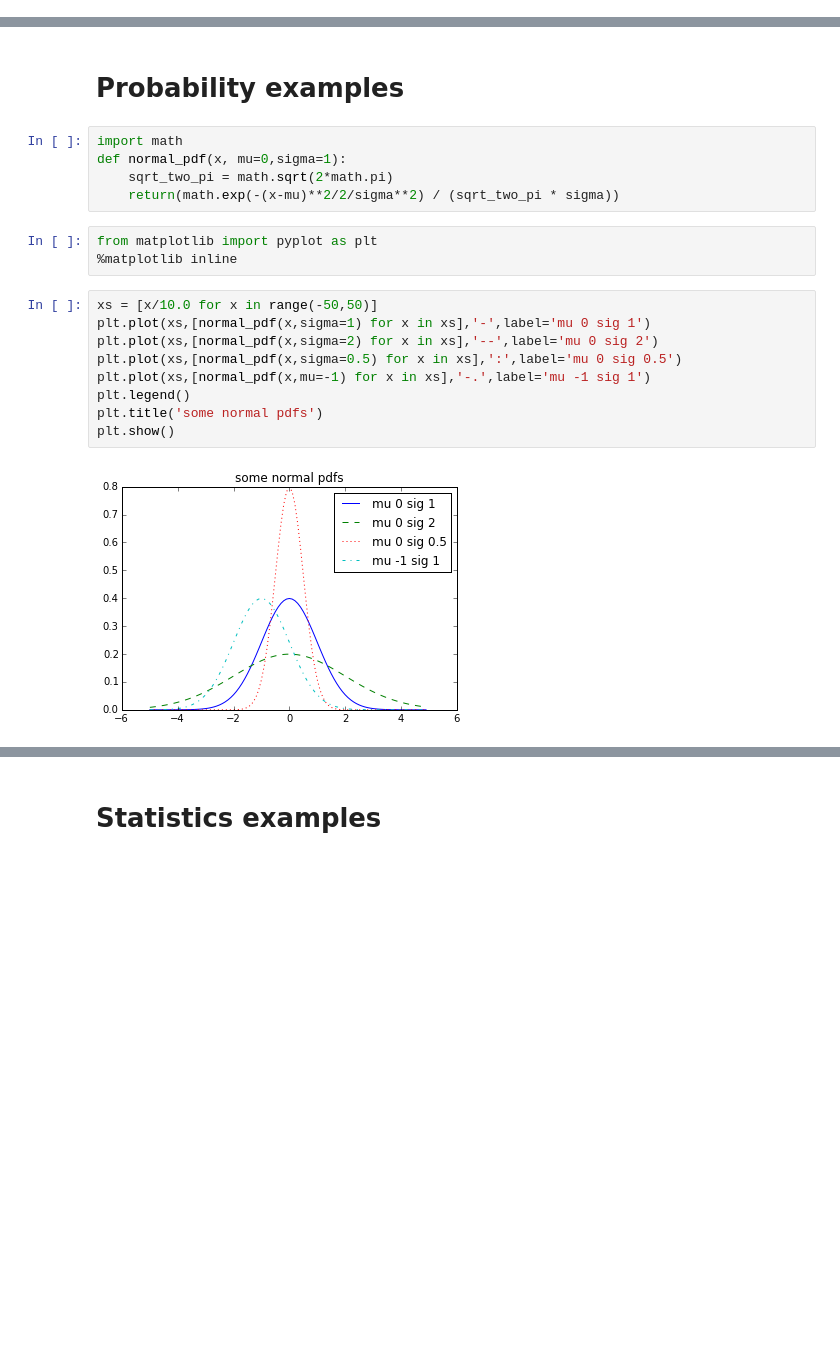
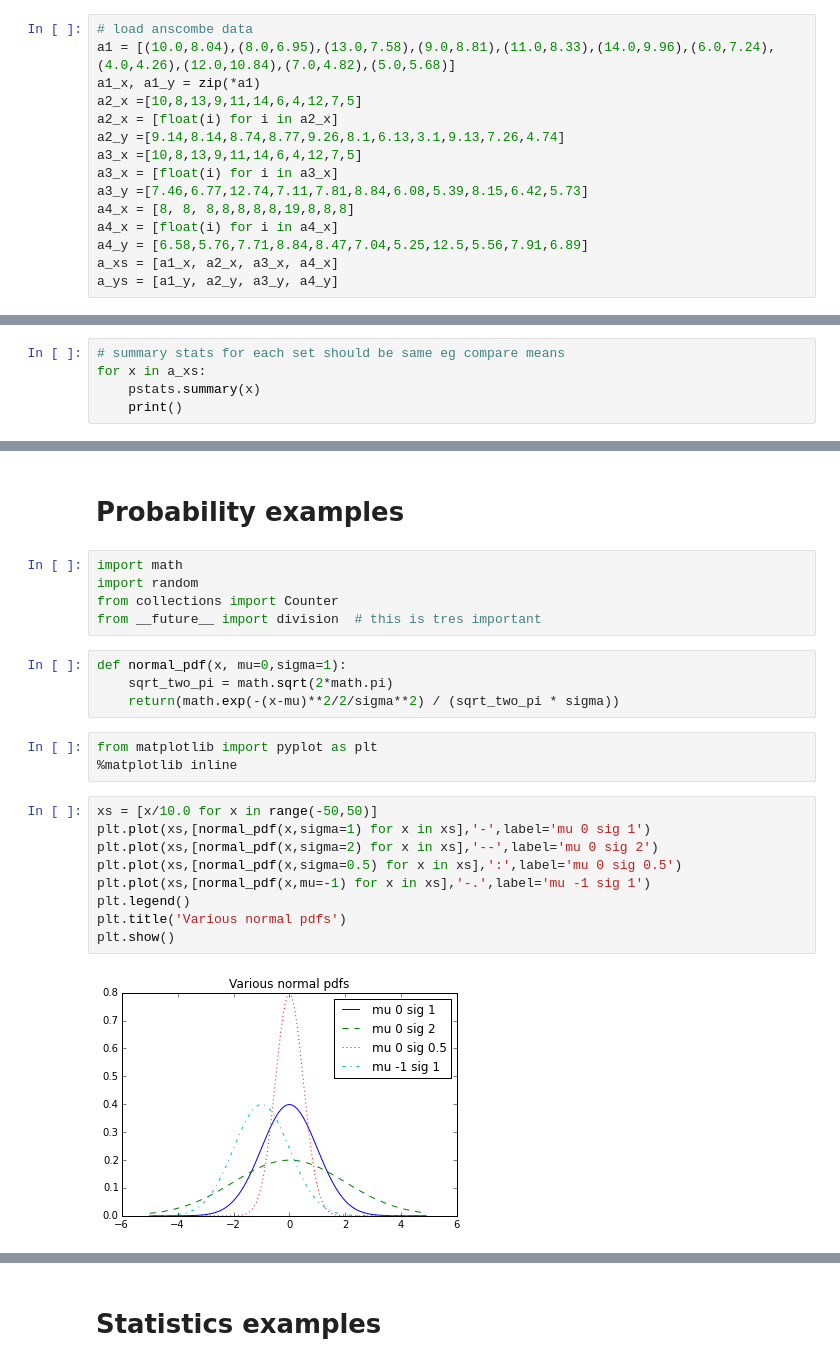
Before and after one commit to matthewmacleod/pdapt, a Jupyter notebook: notes/pdapt notebook.ipynb, the cells around one changed output, grey strips where cells are left out. Drawn from its saved outputs; the diff is of its cells as text; blank space fills up the shorter version.

```diff
--- a/notes/pdapt notebook.ipynb
+++ b/notes/pdapt notebook.ipynb
@@ -4,0 +20,15 @@ This is a collection of notes on example usage and some additional notes for pda
+# %%
+# load anscombe data
+a1 = [(10.0,8.04),(8.0,6.95),(13.0,7.58),(9.0,8.81),(11.0,8.33),(14.0,9.96),(6.0,7.24),(4.0,4.26),(12.0,10.84),(7.0,4.82),(5.0,5.68)]
+a1_x, a1_y = zip(*a1)
+a2_x =[10,8,13,9,11,14,6,4,12,7,5]
+a2_x = [float(i) for i in a2_x]
+a2_y =[9.14,8.14,8.74,8.77,9.26,8.1,6.13,3.1,9.13,7.26,4.74]
+a3_x =[10,8,13,9,11,14,6,4,12,7,5]
+a3_x = [float(i) for i in a3_x]
+a3_y =[7.46,6.77,12.74,7.11,7.81,8.84,6.08,5.39,8.15,6.42,5.73]
+a4_x = [8, 8, 8,8,8,8,8,19,8,8,8]
+a4_x = [float(i) for i in a4_x]
+a4_y = [6.58,5.76,7.71,8.84,8.47,7.04,5.25,12.5,5.56,7.91,6.89]
+a_xs = [a1_x, a2_x, a3_x, a4_x]
+a_ys = [a1_y, a2_y, a3_y, a4_y]
@@ -4,0 +42,5 @@ This is a collection of notes on example usage and some additional notes for pda
+# %%
+# summary stats for each set should be same eg compare means
+for x in a_xs:
+    pstats.summary(x)
+    print()
@@ -5,7 +87,11 @@ This is a collection of notes on example usage and some additional notes for pda
 # %% [markdown]
 # Probability examples
+# %%
+import math
+import random
+from collections import Counter
+from __future__ import division  # this is tres important
 # %%
-import math
 def normal_pdf(x, mu=0,sigma=1):
     sqrt_two_pi = math.sqrt(2*math.pi)
     return(math.exp(-(x-mu)**2/2/sigma**2) / (sqrt_two_pi * sigma))
@@ -15,11 +101,11 @@ from matplotlib import pyplot as plt
 # %%
 xs = [x/10.0 for x in range(-50,50)]
 plt.plot(xs,[normal_pdf(x,sigma=1) for x in xs],'-',label='mu 0 sig 1')
 plt.plot(xs,[normal_pdf(x,sigma=2) for x in xs],'--',label='mu 0 sig 2')
 plt.plot(xs,[normal_pdf(x,sigma=0.5) for x in xs],':',label='mu 0 sig 0.5')
 plt.plot(xs,[normal_pdf(x,mu=-1) for x in xs],'-.',label='mu -1 sig 1')
 plt.legend()
-plt.title('some normal pdfs')
+plt.title('Various normal pdfs')
 plt.show()
 # %% [output]
-[figure, old version]
+[figure, new version]
```
Also changed, not shown: parts of 63 cells of this notebook.
